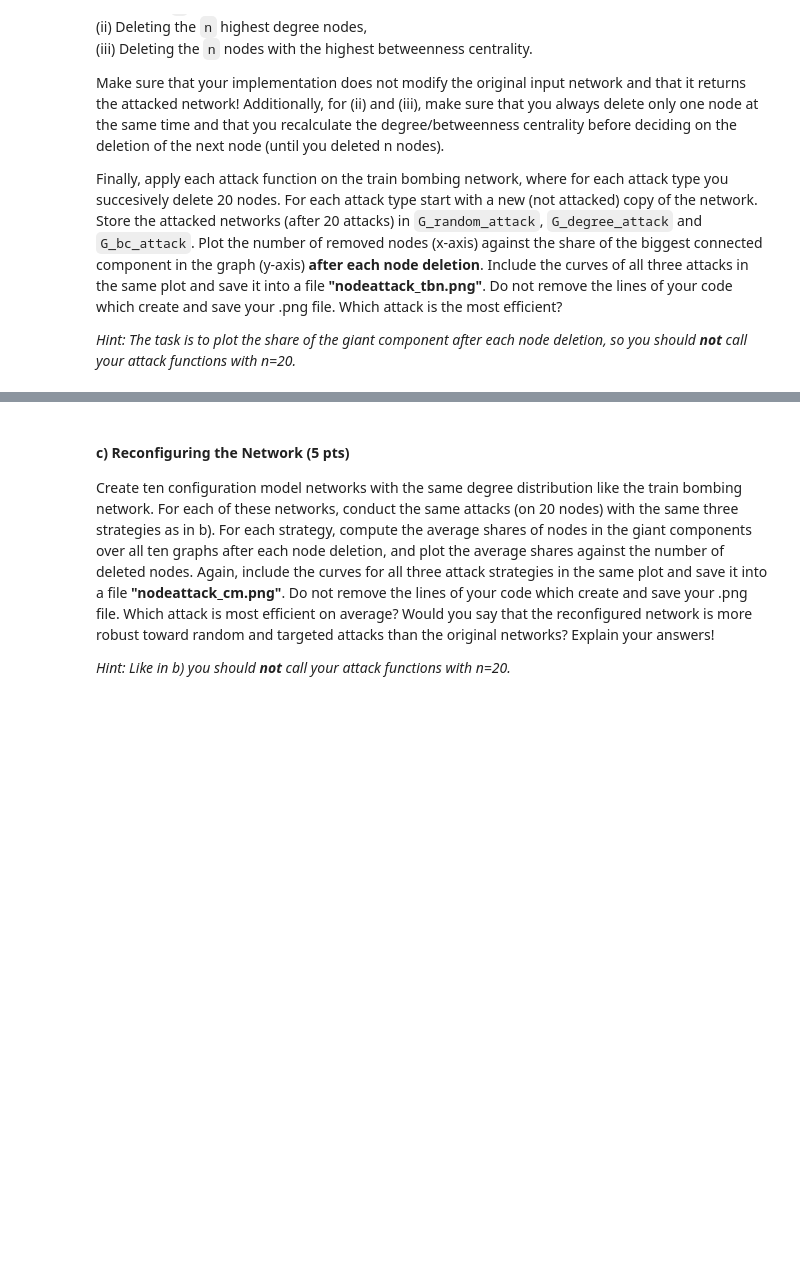
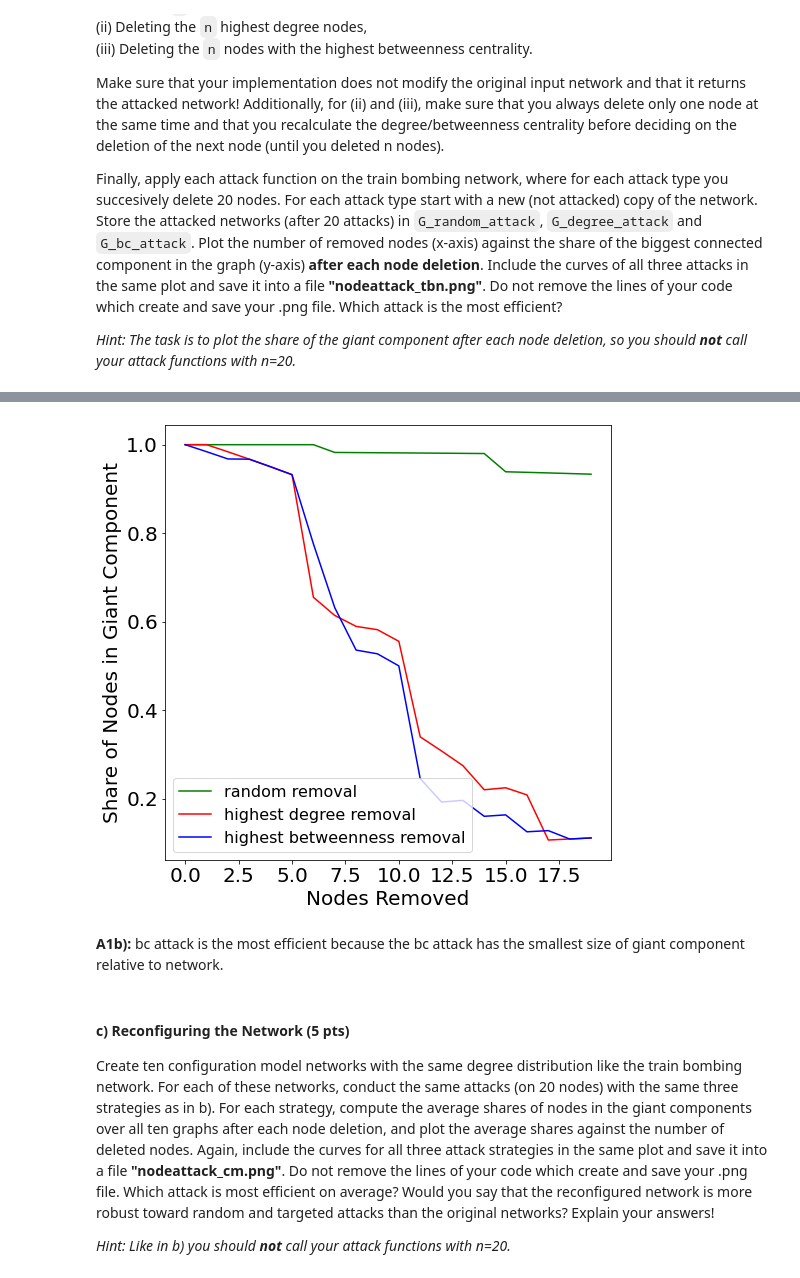
Before and after one commit to sunwen0120/social_network, a Jupyter notebook: homework_2/wen_sun_homeassignment2.ipynb, the cells around one changed output, grey strips where cells are left out. Drawn from its saved outputs; the diff is of its cells as text; code cells hidden in the pictures; blank space fills up the shorter version.

```diff
--- a/homework_2/wen_sun_homeassignment2.ipynb
+++ b/homework_2/wen_sun_homeassignment2.ipynb
@@ -255,3 +282,65 @@ def plotnodeattack(G, attack, n, name):
+# %%
+G_random_attack = random_attack(G.copy(), 20)
+G_degree_attack =  degree_attack(G.copy(), 20)
+G_bc_attack = bc_attack(G.copy(), 20)
+
+
+# print(nx.info(G_random_attack))
+# print(nx.info(G_degree_attack))
+# print(nx.info(G_bc_attack))
+# print(nx.info(G))
+
+# nx.draw(G_random_attack, with_labels=True)
+# plt.show()
+# nx.draw(G_degree_attack, with_labels=True)
+# plt.show()
+# nx.draw(G_bc_attack, with_labels=True)
+# plt.show()
+
+
+rep = 20 #num of iterations
+share_random = []
+H = G.copy()
+N = H.number_of_nodes()
+for i in range(rep):
+    gc = max(len(c) for c in nx.connected_components(H))
+    share_random.append(gc/N)
+    H = random_attack(H,1)
+    N -= 1
+
+
+share_degree = []
+D = G.copy()
+N = D.number_of_nodes()
+for i in range(rep):
+    gc = max(len(c) for c in nx.connected_components(D))
+    share_degree.append(gc/N)
+    D = degree_attack(D,1)
+    N -= 1
+
+share_bc = []
+B = G.copy()
+N = B.number_of_nodes()
+for i in range(rep):
+    gc = max(len(c) for c in nx.connected_components(B))
+    share_bc.append(gc/N)
+    B = bc_attack(B,1)
+    N -= 1
+
+plt.figure(figsize=(8,8))
+plt.plot([x for x in share_random],label='random removal',color='green')
+plt.plot([x for x in share_degree],label='highest degree removal',color='red')
+plt.plot([x for x in share_bc],label='highest betweenness removal',color='blue')
+plt.ylabel('Share of Nodes in Giant Component',size=20)
+plt.xlabel('Nodes Removed',size=20)
+plt.legend(prop={'size': 16})
+plt.xticks(size=20)
+plt.yticks(size=20)
+plt.show()
+# %% [output]
+[figure, added]
+# %% [markdown]
+**A1b):** bc attack is the most efficient because the bc attack has the smallest size of giant component relative to network.
 # %% [markdown]
 #### c) Reconfiguring the Network (5 pts)
 
```
Also changed, not shown: parts of 8 cells of this notebook, 2 other files.
